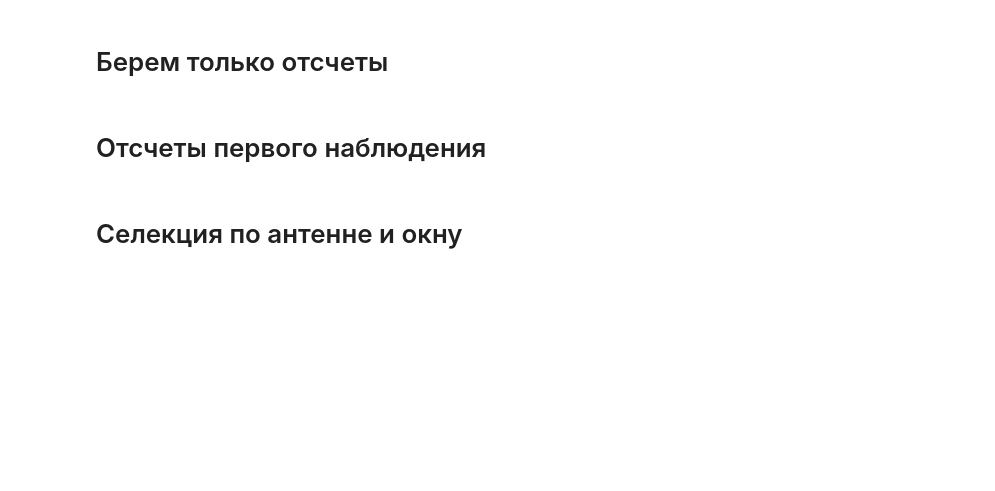
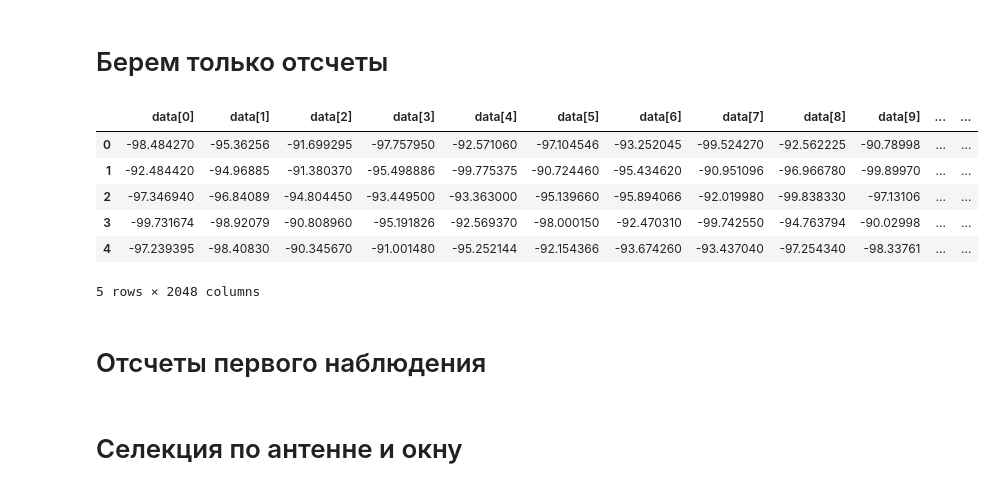
Before and after one commit to GrigoriyAkhmetshakirov/sample_collector, a Jupyter notebook: pandas_test.ipynb, the cells around one changed output. Cells and saved outputs as stored; diff of their text form; code cells hidden in the pictures; blank space fills up the shorter version.

```diff
--- a/pandas_test.ipynb
+++ b/pandas_test.ipynb
@@ -13,8 +27,16 @@ data.tail(10)
 # %% [markdown]
 # Берем только отсчеты
 # %%
-values_data = data.drop(columns=['Num Pack', 'Antenna', 'Window', 'System_type', 'Drone_type', 'Timestamp', 'Drone_is_present'])
+values_data = data.drop(columns=['Num Pack', 'Antenna', 'Window', 'System_type', 'Drone_type', 'Timestamp', 'Drone_is_present', 'Mean'])
 values_data.head(5)
+# %% [output]
+|  | data[0] | data[1] | data[2] | data[3] | data[4] | data[5] | data[6] | data[7] | data[8] | data[9] | ... | ... |
+| 0 | -98.484270 | -95.36256 | -91.699295 | -97.757950 | -92.571060 | -97.104546 | -93.252045 | -99.524270 | -92.562225 | -90.78998 | ... | ... |
+| 1 | -92.484420 | -94.96885 | -91.380370 | -95.498886 | -99.775375 | -90.724460 | -95.434620 | -90.951096 | -96.966780 | -99.89970 | ... | ... |
+| 2 | -97.346940 | -96.84089 | -94.804450 | -93.449500 | -93.363000 | -95.139660 | -95.894066 | -92.019980 | -99.838330 | -97.13106 | ... | ... |
+| 3 | -99.731674 | -98.92079 | -90.808960 | -95.191826 | -92.569370 | -98.000150 | -92.470310 | -99.742550 | -94.763794 | -90.02998 | ... | ... |
+| 4 | -97.239395 | -98.40830 | -90.345670 | -91.001480 | -95.252144 | -92.154366 | -93.674260 | -93.437040 | -97.254340 | -98.33761 | ... | ... |
+5 rows × 2048 columns
 # %% [markdown]
 # Отсчеты первого наблюдения
 # %%
```
Also changed, not shown: parts of 6 cells of this notebook, 4 other files.
